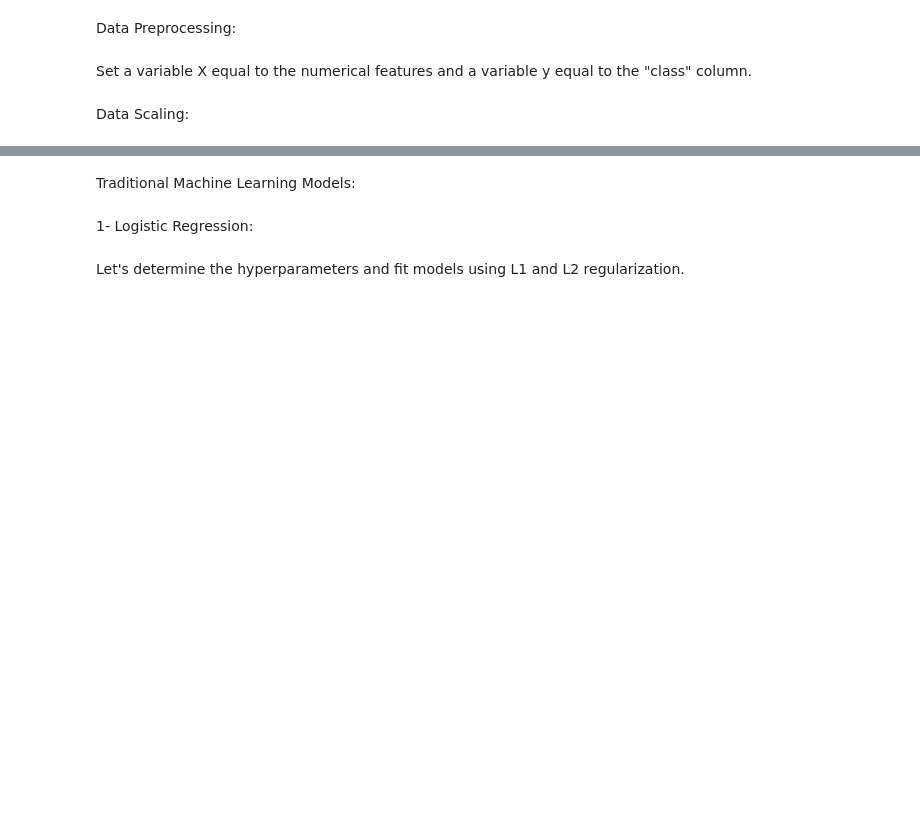
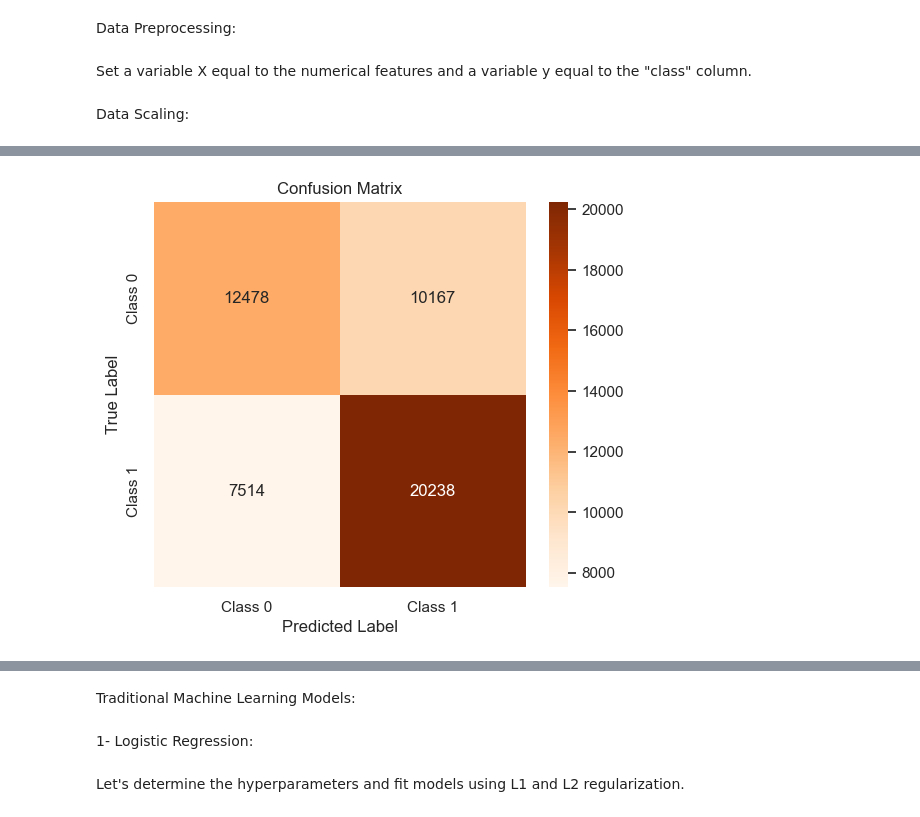
Before and after one commit to Celiandorra/ML, a Jupyter notebook: Code.ipynb, the cells around one changed output, grey strips where cells are left out. Cells and saved outputs as stored; diff of their text form; code cells hidden in the pictures; blank space fills up the shorter version.

```diff
--- a/Code.ipynb
+++ b/Code.ipynb
@@ -181,0 +410,17 @@ print(results_df)
+# %%
+
+# # Define K-Fold Cross-Validation function
+# def perform_kfold_cv(model, X, y, k=5):
+#     """Performs K-Fold cross-validation and returns mean accuracy."""
+#     kf = KFold(n_splits=k, shuffle=True, random_state=42)
+#     scores = cross_val_score(model, X, y, cv=kf, scoring='accuracy')
+#     return scores.mean(), scores.std()
+
+# # Set the number of folds
+# k_folds = 5
+
+# # Confirming K-Fold setup
+# kf
+from sklearn.model_selection import KFold
+
+kf = KFold(n_splits=5, shuffle=True, random_state=42)
@@ -181,0 +583,17 @@ print(results_df)
+# %%
+import matplotlib.pyplot as plt
+import seaborn as sns
+import numpy as np
+
+# Define labels
+labels = ["Class 0", "Class 1"]
+
+# Plot confusion matrix
+plt.figure(figsize=(6, 5))
+sns.heatmap(final_confusion_matrix, annot=True, fmt='d', cmap='Oranges', xticklabels=labels, yticklabels=labels)
+plt.xlabel("Predicted Label")
+plt.ylabel("True Label")
+plt.title("Confusion Matrix")
+plt.show()
+# %% [output]
+[figure, added]
```
Also changed, not shown: parts of 70 cells of this notebook, 32 other files.
